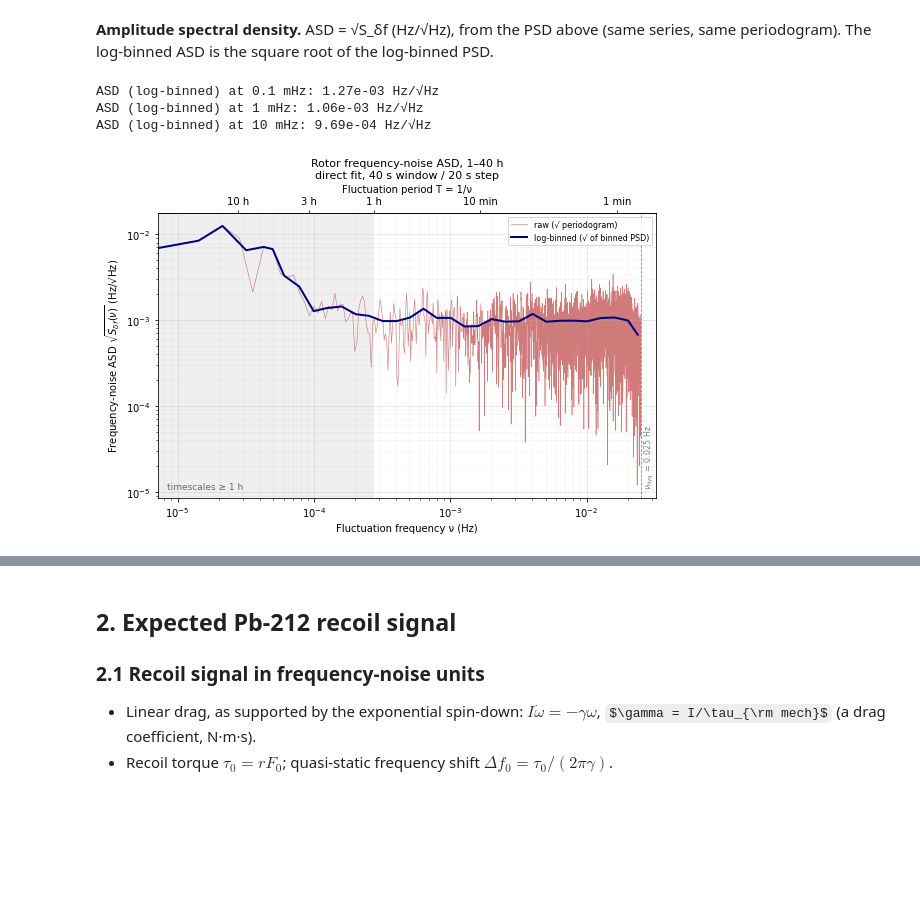
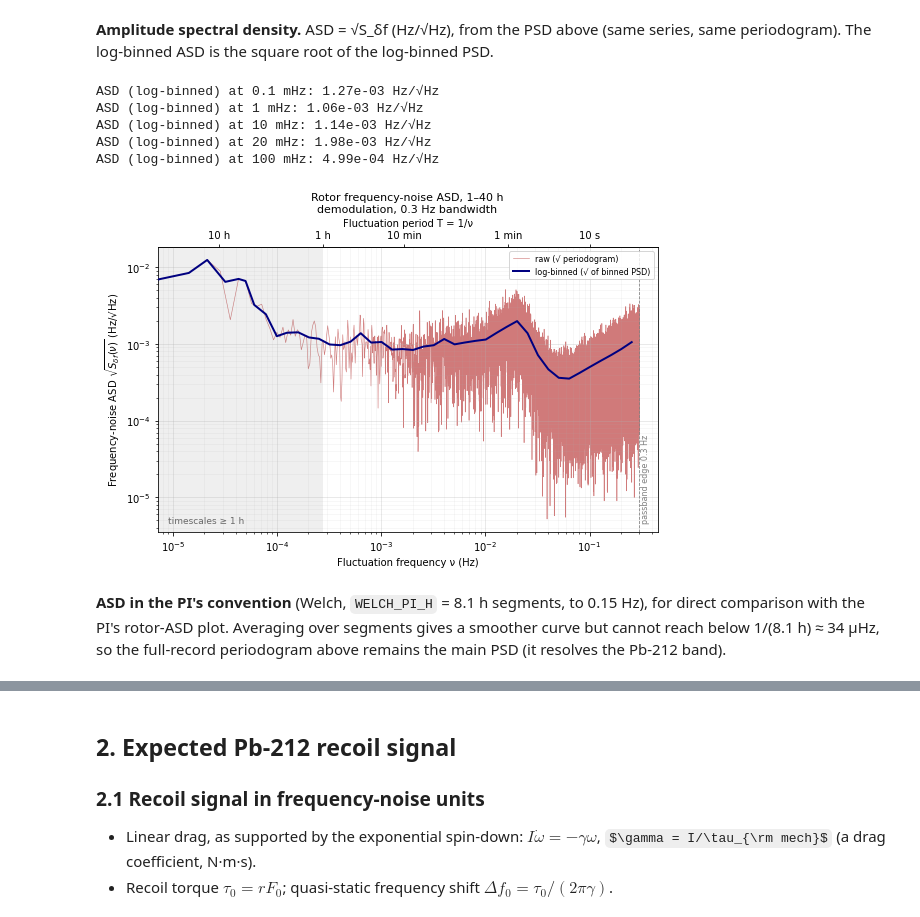
Before and after one commit to Moore-Lab/Decay-Sail, a Jupyter notebook: analysis/noise_budget_20260911_clean.ipynb, the cells around one changed output, grey strips where cells are left out. Saved outputs shown, nothing was run; the diff lists cells and outputs as text; code cells hidden in the pictures; some formulas as TeX source; blank space fills up the shorter version.

```diff
--- a/analysis/noise_budget_20260911_clean.ipynb
+++ b/analysis/noise_budget_20260911_clean.ipynb
@@ -15,8 +15,7 @@ fit, direct-fit window length: §1.3–§1.6) are in `noise_budget_20260911.ipyn
 # %%
 import os, numpy as np, h5py
 import matplotlib.pyplot as plt
-from scipy.signal import decimate, periodogram
-from scipy.optimize import minimize_scalar
+from scipy.signal import decimate, periodogram, welch, firwin, kaiserord, oaconvolve
 
 # ---------------- run-specific parameters: edit only this cell for another run ----------------
 DATA     = os.path.expanduser('~/Library/CloudStorage/Dropbox/Microspheres/TFINER/data')
@@ -30,7 +29,9 @@ DIVISOR  = 2                # rotor frequency = LES line / DIVISOR (two wings)
 BAND     = (0.85, 1.10)     # search band, as fractions of the current line estimate
 DECIM    = (8, 8)           # FIR decimation stages (1024 Hz -> 16 Hz)
 WIN_BASE, STEP_BASE = 150.0, 60.0   # base tracker, s (self-tracking; guides the primary)
-WIN_P,    STEP_P    = 40.0, 20.0    # primary estimator (direct fit), s -- current working window
+FC_LP, TW_LP, ATT_LP = 0.45, 0.30, 80   # demodulator low-pass: -6 dB cutoff (Hz), transition width (Hz), stopband (dB)
+DEC_OUT  = 8                # demodulator output decimation: 16 Hz -> 2 Hz
+WELCH_PI_H = 8.1            # h, Welch segment of the PI-convention ASD
 
 I_TOTAL  = 1.1e-11          # kg m^2, from the weighed 7 mg assembly (±10%)
 TAU_S    = 79.8*60          # s, mechanical spin-down time constant
@@ -283,27 +285,33 @@ Nyquist frequency                     = 2.500e-02 Hz  (period 40 s)
 The log-binned ASD is the square root of the log-binned PSD.
 # %%
 asd_raw, asd_lb = np.sqrt(S_df), np.sqrt(S_lb)           # log-binned: √ of the binned PSD
-for v in (1e-4, 1e-3, 1e-2):
+for v in (1e-4, 1e-3, 1e-2, 2e-2, 0.1):
     print(f'ASD (log-binned) at {v*1e3:g} mHz: {np.interp(np.log(v), np.log(nu_lb), asd_lb):.2e} Hz/√Hz')
 
 fig, ax = plt.subplots(figsize=(8, 5.5))
-ax.loglog(nu_p[1:], asd_raw[1:], color='firebrick', lw=0.6, alpha=0.6, zorder=1, label='raw (√ periodogram)')
-ax.loglog(nu_lb, asd_lb, color='navy', lw=2.0, zorder=3, label='log-binned (√ of binned PSD)')
-ax.axvline(fs_p/2, color='gray', lw=0.8, ls='--')
-ax.text(fs_p/2*1.04, 0.03, f'$\\nu_{{\\rm Nyq}}$ = {fs_p/2:.3f} Hz', transform=ax.get_xaxis_transform(),
+ax.loglog(nu_p[1:][vm[1:]], asd_raw[1:][vm[1:]], color='firebrick', lw=0.6, alpha=0.6, zorder=1, label='raw (√ periodogram)')
+ax.loglog(nu_lb[nu_lb <= NU_EDGE], asd_lb[nu_lb <= NU_EDGE], color='navy', lw=2.0, zorder=3, label='log-binned (√ of binned PSD)')
+ax.axvline(NU_EDGE, color='gray', lw=0.8, ls='--')
+ax.text(NU_EDGE*1.04, 0.03, f'passband edge {NU_EDGE:.1f} Hz', transform=ax.get_xaxis_transform(),
         rotation=90, va='bottom', fontsize=8, color='gray')
-ax.set_xlim(nu_p[1], fs_p/2*1.3)
+ax.set_xlim(nu_p[1], NU_EDGE*1.5)
 ax.axvspan(nu_p[1], 1/3600, color='gray', alpha=0.12, lw=0)
 ax.text(0.02, 0.03, 'timescales ≥ 1 h', transform=ax.transAxes, fontsize=9, color='dimgray')
 ax.set_xlabel('Fluctuation frequency ν (Hz)')
 ax.set_ylabel('Frequency-noise ASD $\\sqrt{S_{\\delta f}(\\nu)}$ (Hz/√Hz)')
-ax.set_title(f'Rotor frequency-noise ASD, {WIN_H[0]}–{WIN_H[1]} h\ndirect fit, {WIN_P:.0f} s window / {STEP_P:.0f} s step', fontsize=11)
+ax.set_title(f'Rotor frequency-noise ASD, {WIN_H[0]}–{WIN_H[1]} h\ndemodulation, {NU_EDGE:.1f} Hz bandwidth', fontsize=11)
 ax.grid(which='major', alpha=0.35); ax.grid(which='minor', alpha=0.12)
 ax.legend(fontsize=8, loc='upper right')
-period_axis(ax, [(60, '1 min'), (600, '10 min'), (3600, '1 h'), (3*3600, '3 h'), (10*3600, '10 h')])
+period_axis(ax, [(10, '10 s'), (60, '1 min'), (600, '10 min'), (3600, '1 h'), (10*3600, '10 h')])
 plt.tight_layout(); plt.show()
 # %% [output]
 ASD (log-binned) at 0.1 mHz: 1.27e-03 Hz/√Hz
 ASD (log-binned) at 1 mHz: 1.06e-03 Hz/√Hz
-ASD (log-binned) at 10 mHz: 9.69e-04 Hz/√Hz
+ASD (log-binned) at 10 mHz: 1.14e-03 Hz/√Hz
+ASD (log-binned) at 20 mHz: 1.98e-03 Hz/√Hz
+ASD (log-binned) at 100 mHz: 4.99e-04 Hz/√Hz
-[figure, old version]
+[figure, new version]
+# %% [markdown]
+**ASD in the PI's convention** (Welch, `WELCH_PI_H` = 8.1 h segments, to 0.15 Hz), for direct comparison with
+the PI's rotor-ASD plot. Averaging over segments gives a smoother curve but cannot reach below
+1/(8.1 h) ≈ 34 µHz, so the full-record periodogram above remains the main PSD (it resolves the Pb-212 band).
```
Also changed, not shown: parts of 13 cells of this notebook.
